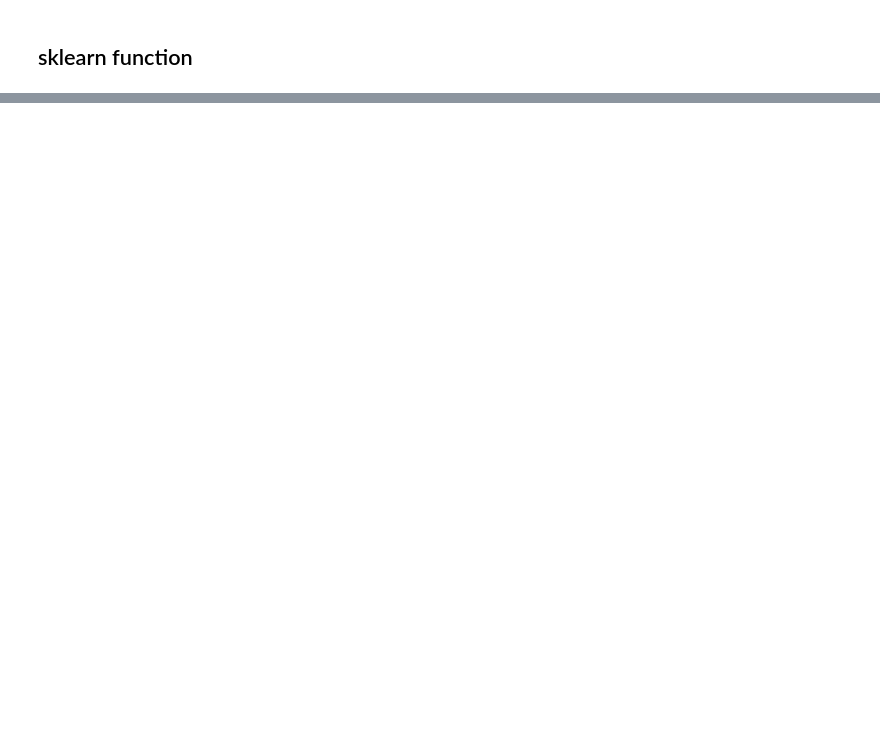
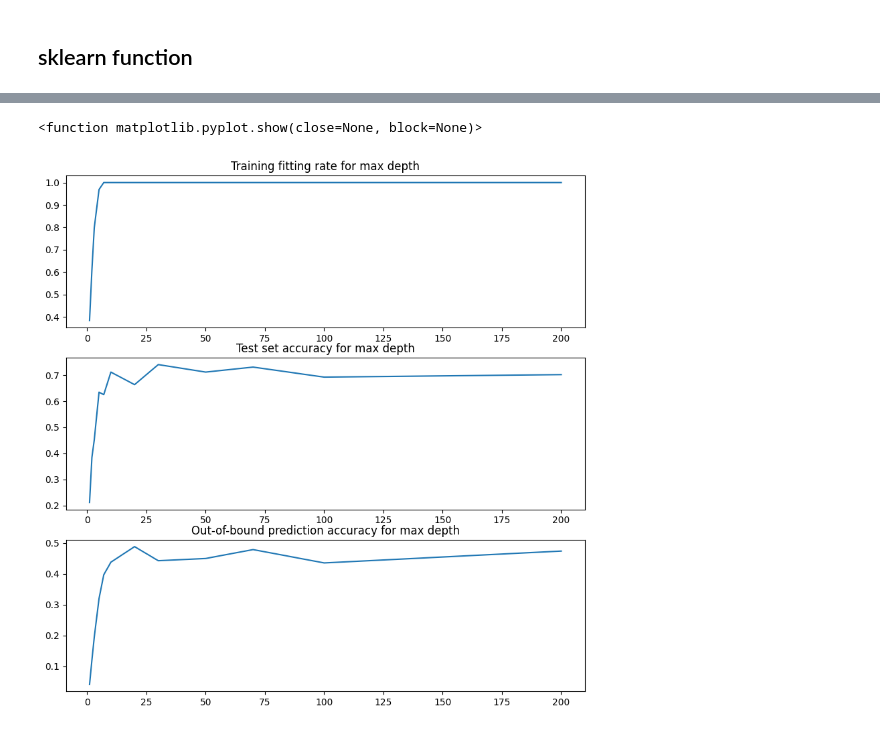
Before and after one commit to DongHyunnn/CS492E-ML4CV-Courseworks, a Jupyter notebook: coursework1/coursework1_part1.ipynb, the cells around one changed output, grey strips where cells are left out. Cells and saved outputs as stored; diff of their text form; code cells hidden in the pictures; blank space fills up the shorter version.

```diff
--- a/coursework1/coursework1_part1.ipynb
+++ b/coursework1/coursework1_part1.ipynb
@@ -903,0 +807,46 @@ IndexError: only integers, slices (`:`), ellipsis (`...`), numpy.newaxis (`None`
+# %%
+depth_list = [1,2,3,5,7,10,20, 30, 50, 70, 100,200]
+training_set_accuracy = []
+test_set_accuracy = []
+oob_accuracy =[]
+for depth in depth_list:
+    learner = "Linear"
+    test_class = getattr(weakLearner, learner)()
+    params = {'max_depth': depth,
+    'min_samples_split': 2,
+    'n_jobs': 1,
+    'n_estimators': 100,
+    'oob_score':True,
+    'random_state':123456}
+
+    forest = RandomForestClassifier(**params)
+    feature_extractor = FeatureExtractor(test_class, n_features=2576)
+    features = feature_extractor.fit_transform(X_train)
+    forest.fit(features, Y_train[:,0])
+
+    test_features = feature_extractor.apply_all(X_test)
+
+    z = feature_extractor.apply_all(X_test)
+    predicted = forest.predict(z)
+    accuracy = accuracy_score(Y_test, predicted)
+    training_set_accuracy.append(forest.score(feature_extractor.apply_all(X_train), Y_train))
+    test_set_accuracy.append(accuracy)
+    oob_accuracy.append(forest.oob_score_)
+
+fig = plt.figure(figsize = (10,10))
+plt.subplot(3,1,1)
+plt.title("Training fitting rate for max depth")
+plt.plot(depth_list,training_set_accuracy)
+
+plt.subplot(3,1,2)
+plt.title("Test set accuracy for max depth")
+plt.plot(depth_list,test_set_accuracy)
+
+plt.subplot(3,1,3)
+plt.title("Out-of-bound prediction accuracy for max depth")
+plt.plot(depth_list,oob_accuracy)
+
+plt.show
+# %% [output]
+<function matplotlib.pyplot.show(close=None, block=None)>
+[figure, added]
```
Also changed, not shown: parts of 12 cells of this notebook.
